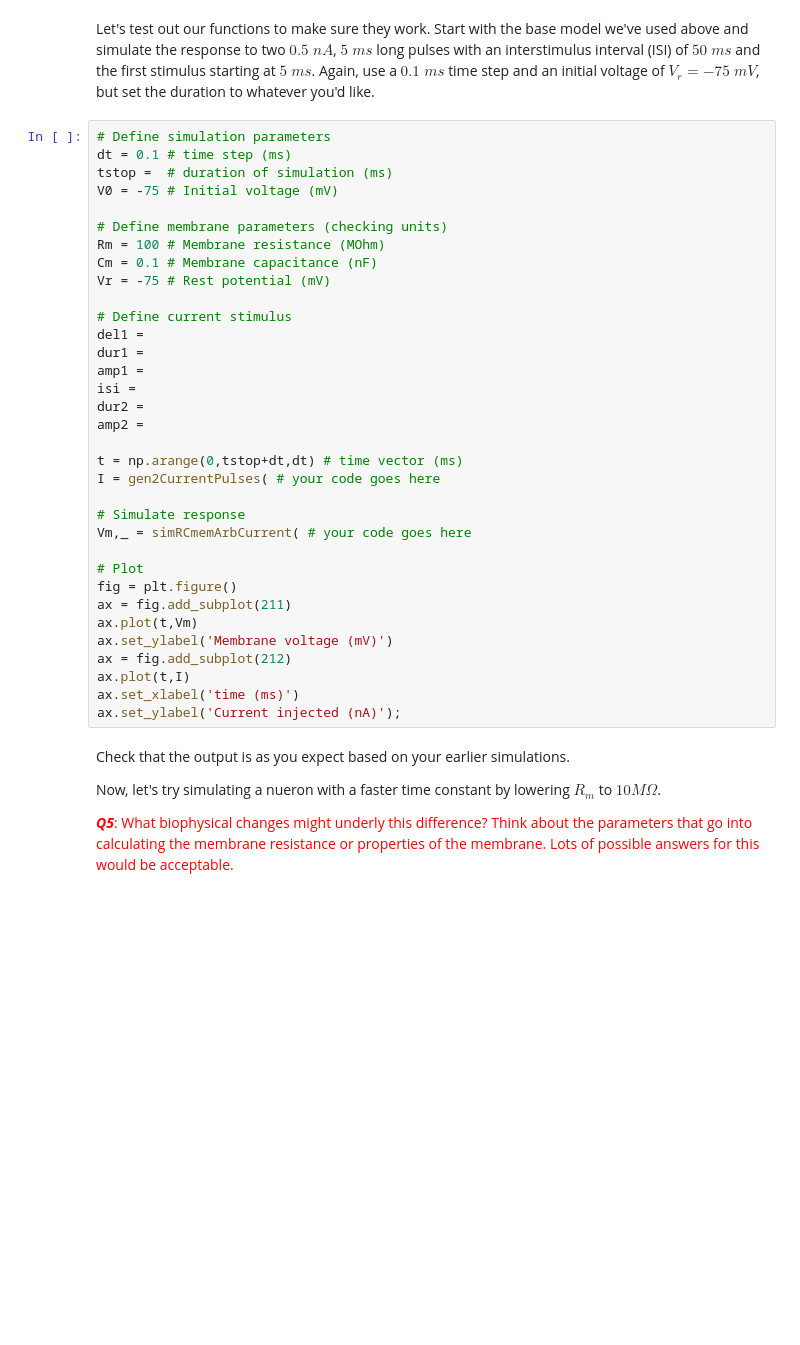
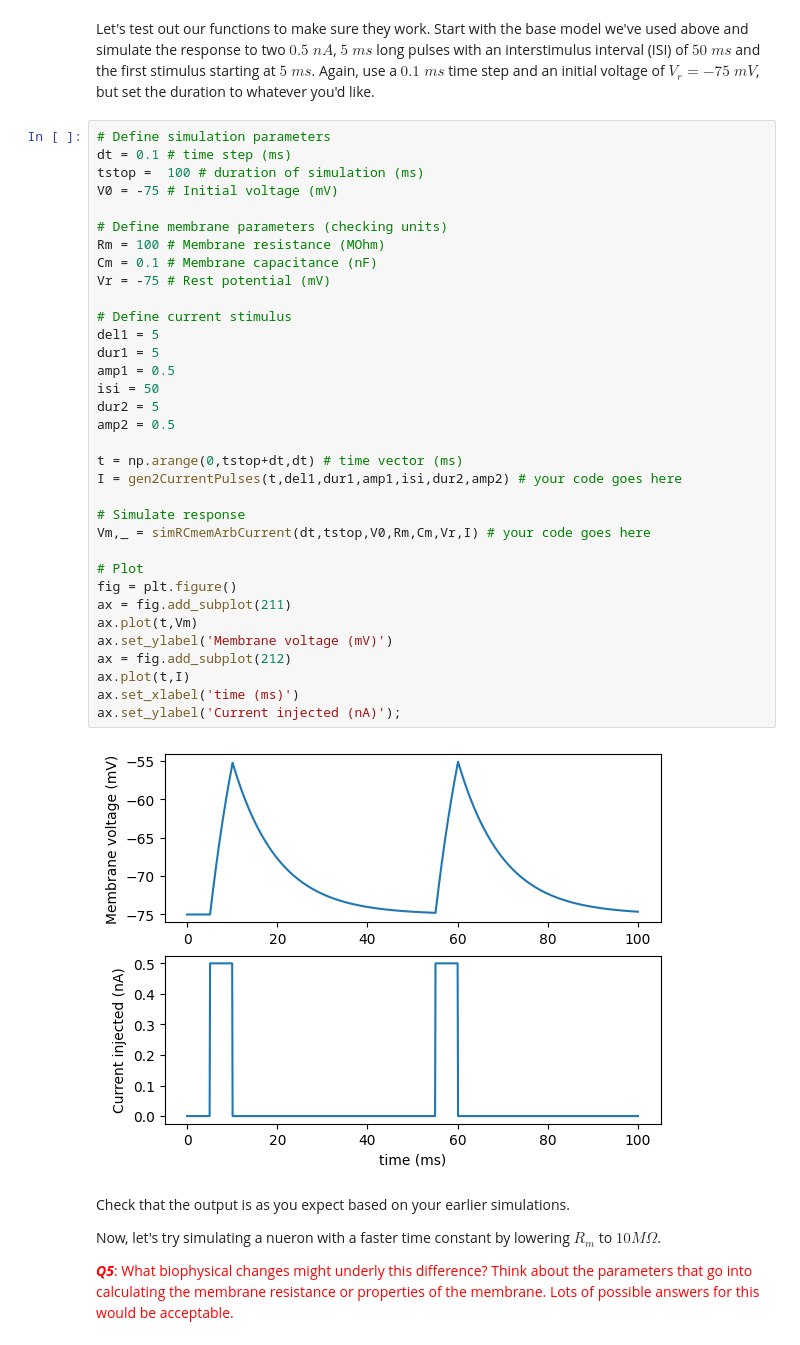
Before and after one commit to vincentyliu2001/BIO74.03-Exercises, a Jupyter notebook: CompModNervSys_exercise4.ipynb, the cells around one changed output. Drawn from its saved outputs; the diff is of its cells as text; blank space fills up the shorter version.

```diff
--- a/CompModNervSys_exercise4.ipynb
+++ b/CompModNervSys_exercise4.ipynb
@@ -364,37 +372,39 @@ Let's test out our functions to make sure they work. Start with the base model w
 # %%
 # Define simulation parameters
 dt = 0.1 # time step (ms)
-tstop =  # duration of simulation (ms)
+tstop =  100 # duration of simulation (ms)
 V0 = -75 # Initial voltage (mV)
 
 # Define membrane parameters (checking units)
 Rm = 100 # Membrane resistance (MOhm)
 Cm = 0.1 # Membrane capacitance (nF)
 Vr = -75 # Rest potential (mV)
 
 # Define current stimulus
-del1 =
-dur1 =
-amp1 =
-isi =
-dur2 =
-amp2 =
+del1 = 5
+dur1 = 5
+amp1 = 0.5
+isi = 50
+dur2 = 5
+amp2 = 0.5
 
 t = np.arange(0,tstop+dt,dt) # time vector (ms)
-I = gen2CurrentPulses( # your code goes here
+I = gen2CurrentPulses(t,del1,dur1,amp1,isi,dur2,amp2) # your code goes here
 
 # Simulate response
-Vm,_ = simRCmemArbCurrent( # your code goes here
+Vm,_ = simRCmemArbCurrent(dt,tstop,V0,Rm,Cm,Vr,I) # your code goes here
 
 # Plot
 fig = plt.figure()
 ax = fig.add_subplot(211)
 ax.plot(t,Vm)
 ax.set_ylabel('Membrane voltage (mV)')
 ax = fig.add_subplot(212)
 ax.plot(t,I)
 ax.set_xlabel('time (ms)')
 ax.set_ylabel('Current injected (nA)');
+# %% [output]
+[figure, added]
 # %% [markdown]
 Check that the output is as you expect based on your earlier simulations.
 
```
Also changed, not shown: parts of 12 cells of this notebook.
